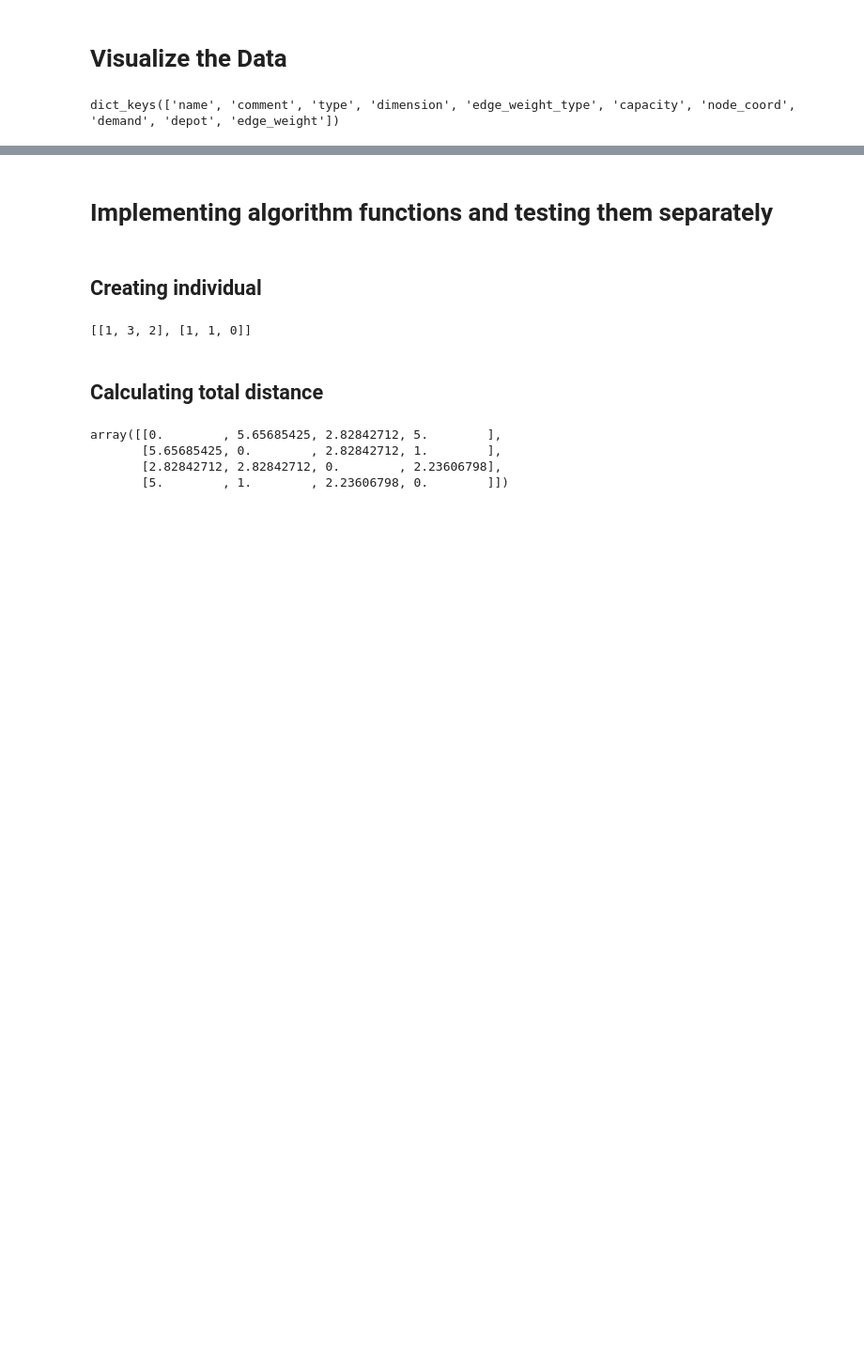
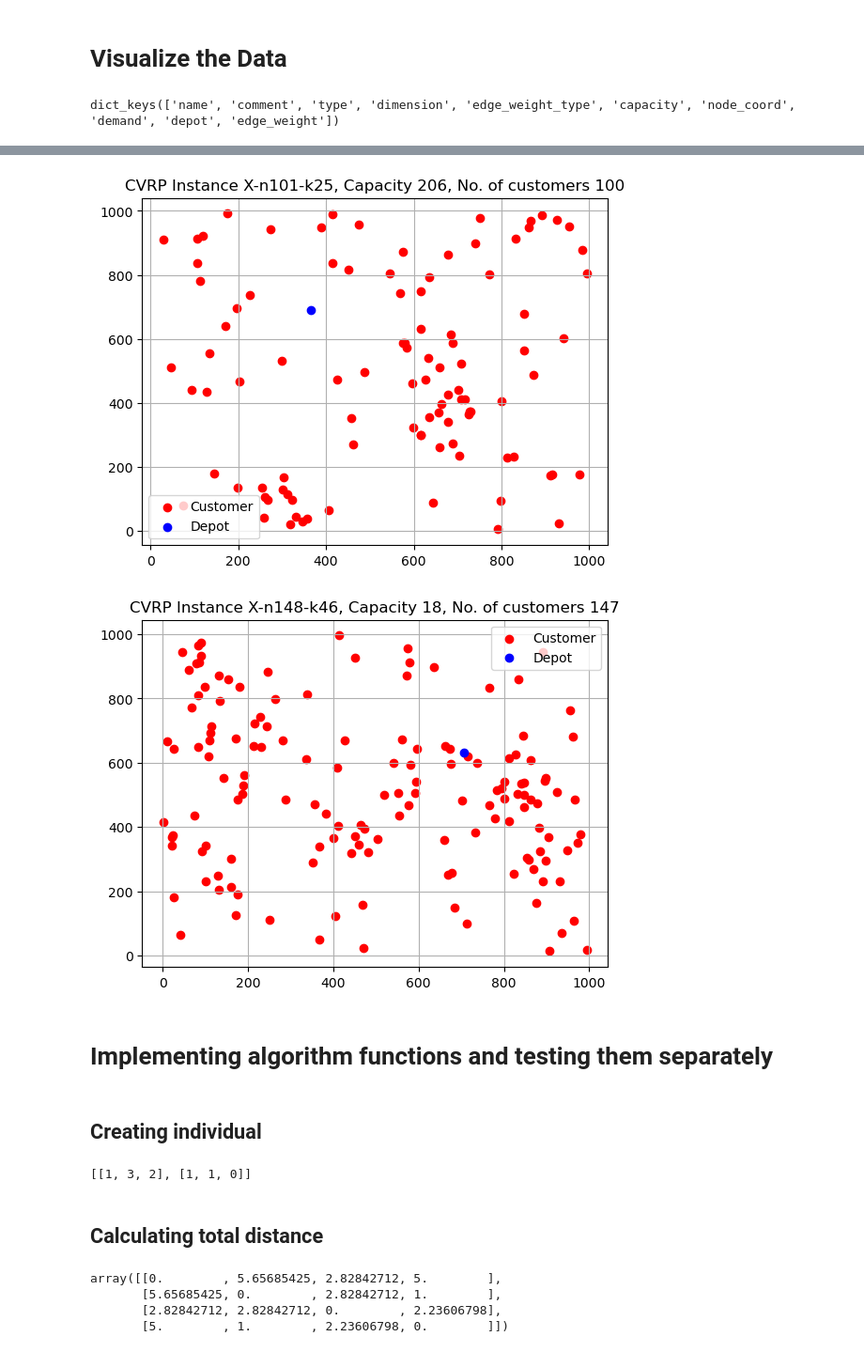
Before and after one commit to emibk/ACIT4160-1-Assignment-2, a Jupyter notebook: NSGA-2.ipynb, the cells around one changed output, grey strips where cells are left out. Shown at 94% size. Drawn from its saved outputs; the diff is of its cells as text; code cells hidden in the pictures; blank space fills up the shorter version.

```diff
--- a/NSGA-2.ipynb
+++ b/NSGA-2.ipynb
@@ -57,3 +65,12 @@ plot_nodes(instance_x)
+# %%
+# plot instance x
+plot_nodes(instance_x)
+
+# plot instance x
+plot_nodes(instance_x_2)
+# %% [output]
+[figure, added]
+[figure, added]
 # %% [markdown]
 # Implementing algorithm functions and testing them separately
 # %% [markdown]
```
Also changed, not shown: parts of 89 cells of this notebook, 5 other files.
